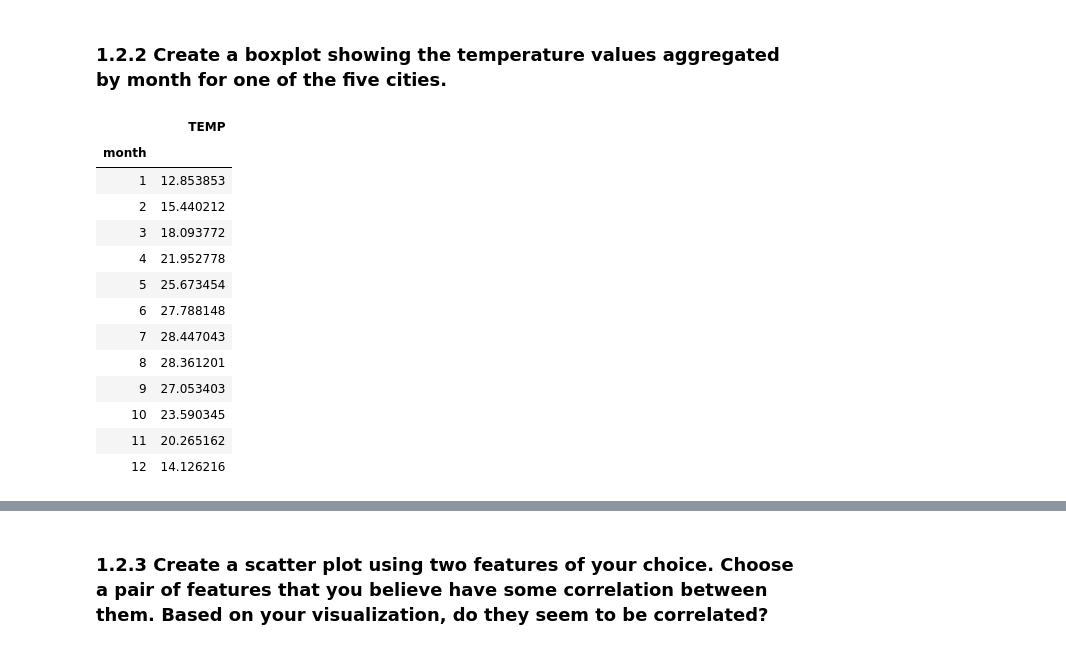
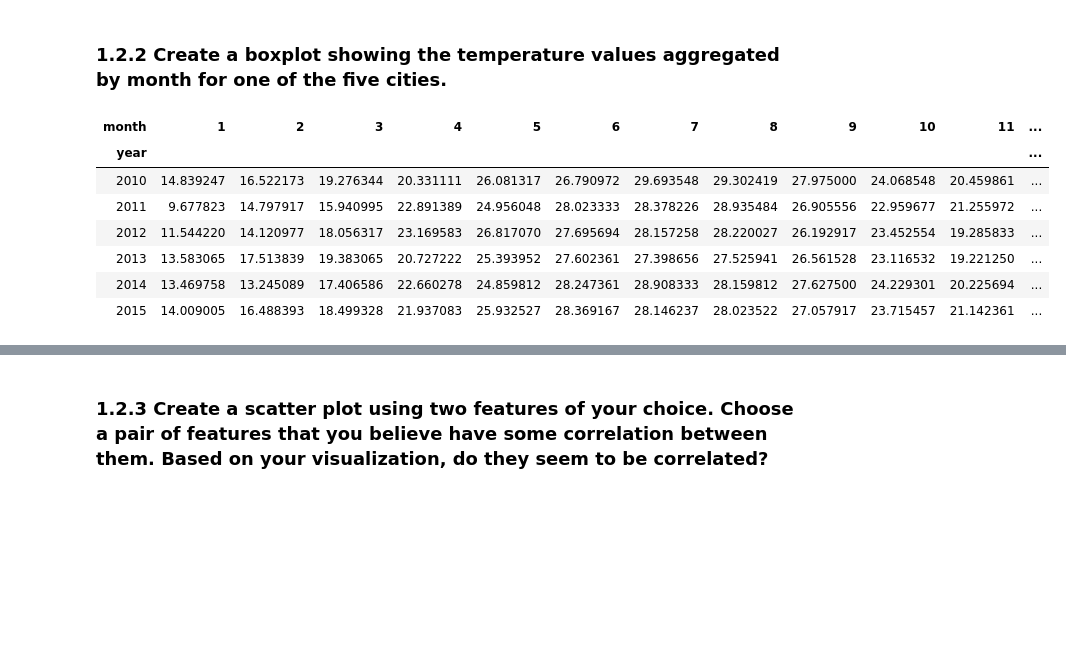
Before and after one commit to run-cmw/data-mining-practice, a Jupyter notebook: assignment5-wells.ipynb, the cells around one changed output, grey strips where cells are left out. Saved outputs shown, nothing was run; the diff lists cells and outputs as text; code cells hidden in the pictures; blank space fills up the shorter version.

```diff
--- a/assignment5-wells.ipynb
+++ b/assignment5-wells.ipynb
@@ -745,22 +745,16 @@ plt.xlabel("year");
 # %% [markdown]
 ### 1.2.2 Create a boxplot showing the temperature values aggregated by month for one of the five cities.
 # %%
-guangzhou_monthly = guangzhou_df.pivot_table('TEMP', index='month', aggfunc='mean')
+guangzhou_monthly = guangzhou_df.pivot_table('TEMP', index='year', columns='month', aggfunc='mean')
 guangzhou_monthly
 # %% [output]
-|  | TEMP |
-| month |  |
-| 1 | 12.853853 |
-| 2 | 15.440212 |
-| 3 | 18.093772 |
-| 4 | 21.952778 |
-| 5 | 25.673454 |
-| 6 | 27.788148 |
-| 7 | 28.447043 |
-| 8 | 28.361201 |
-| 9 | 27.053403 |
-| 10 | 23.590345 |
-| 11 | 20.265162 |
-| 12 | 14.126216 |
+| month | 1 | 2 | 3 | 4 | 5 | 6 | 7 | 8 | 9 | 10 | 11 | ... |
+| year |  |  |  |  |  |  |  |  |  |  |  | ... |
+| 2010 | 14.839247 | 16.522173 | 19.276344 | 20.331111 | 26.081317 | 26.790972 | 29.693548 | 29.302419 | 27.975000 | 24.068548 | 20.459861 | ... |
+| 2011 | 9.677823 | 14.797917 | 15.940995 | 22.891389 | 24.956048 | 28.023333 | 28.378226 | 28.935484 | 26.905556 | 22.959677 | 21.255972 | ... |
+| 2012 | 11.544220 | 14.120977 | 18.056317 | 23.169583 | 26.817070 | 27.695694 | 28.157258 | 28.220027 | 26.192917 | 23.452554 | 19.285833 | ... |
+| 2013 | 13.583065 | 17.513839 | 19.383065 | 20.727222 | 25.393952 | 27.602361 | 27.398656 | 27.525941 | 26.561528 | 23.116532 | 19.221250 | ... |
+| 2014 | 13.469758 | 13.245089 | 17.406586 | 22.660278 | 24.859812 | 28.247361 | 28.908333 | 28.159812 | 27.627500 | 24.229301 | 20.225694 | ... |
+| 2015 | 14.009005 | 16.488393 | 18.499328 | 21.937083 | 25.932527 | 28.369167 | 28.146237 | 28.023522 | 27.057917 | 23.715457 | 21.142361 | ... |
 # %%
 plt.title("Guangzhou Mean Monthly Temperatures, 2010-2015")
```
Also changed, not shown: parts of 19 cells of this notebook.
